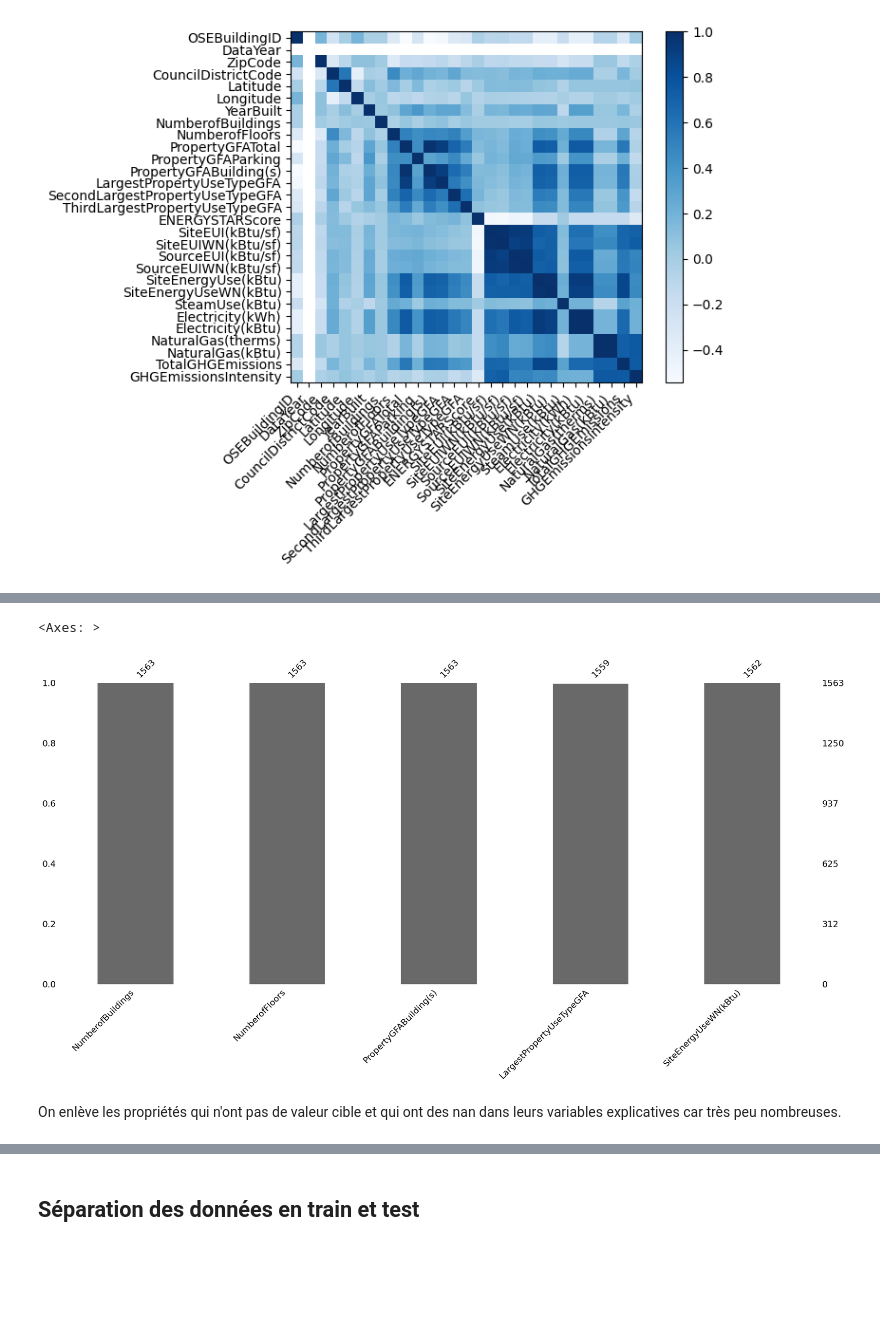
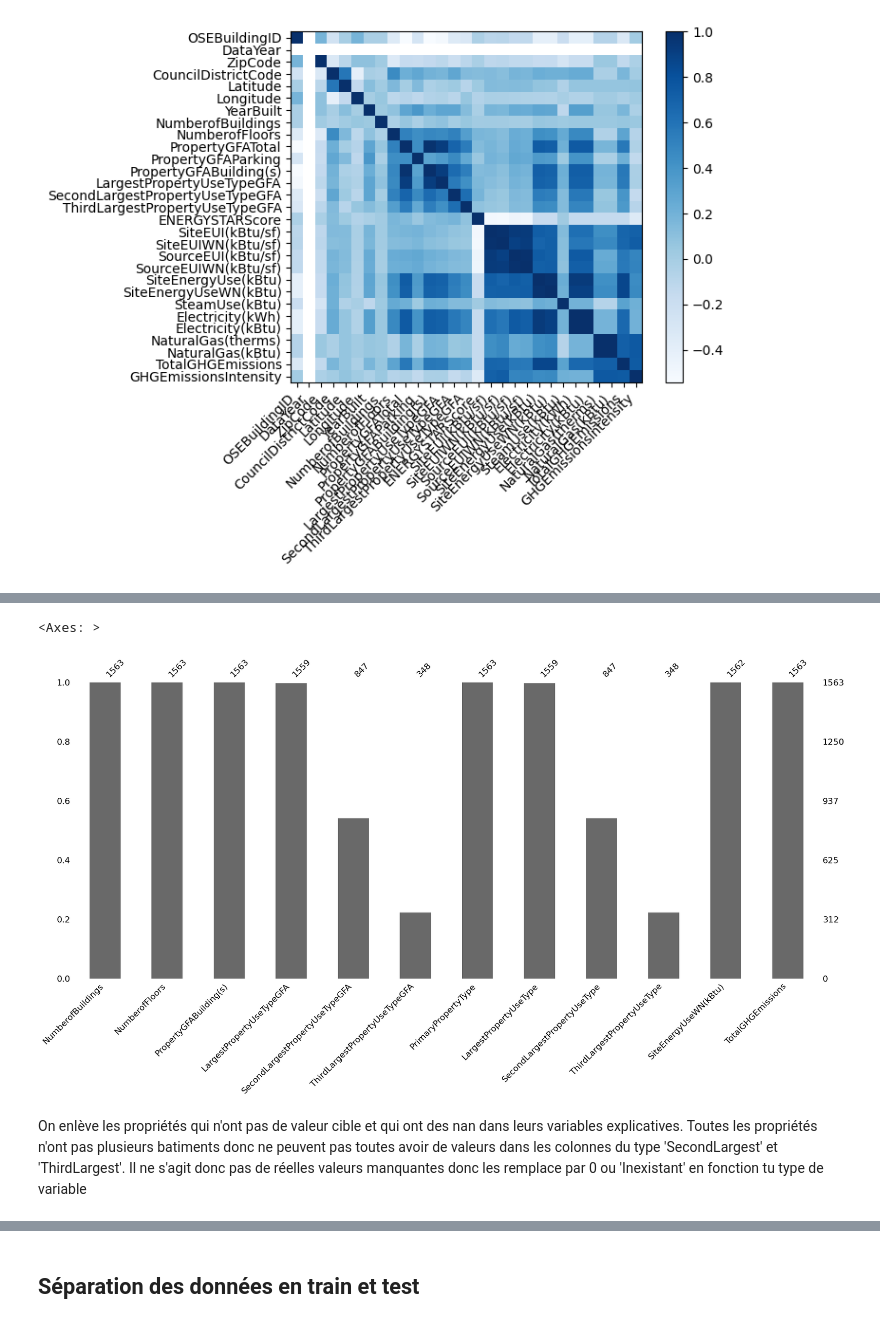
Before and after one commit to Manon-56/OC_P4, a Jupyter notebook: Projet4_notebook.ipynb, the cells around one changed output, grey strips where cells are left out. Drawn from its saved outputs; the diff is of its cells as text; code cells hidden in the pictures; blank space fills up the shorter version.

```diff
--- a/Projet4_notebook.ipynb
+++ b/Projet4_notebook.ipynb
@@ -477,9 +487,11 @@ Pour la prédire, on va utiliser les variables qui paraissent, d'un point de vue
 # %%
-data_EnergyUse = raw_data[['NumberofBuildings','NumberofFloors','PropertyGFABuilding(s)','LargestPropertyUseTypeGFA', 'SiteEnergyUseWN(kBtu)']]
+data_selected = raw_data[['NumberofBuildings','NumberofFloors','PropertyGFABuilding(s)','LargestPropertyUseTypeGFA', 'SecondLargestPropertyUseTypeGFA',
+                          'ThirdLargestPropertyUseTypeGFA','PrimaryPropertyType','LargestPropertyUseType', 'SecondLargestPropertyUseType','ThirdLargestPropertyUseType',
+                          'SiteEnergyUseWN(kBtu)','TotalGHGEmissions']]
 # %%
-msno.bar(data_EnergyUse)
+msno.bar(data_selected)
 # %% [output]
 <Axes: >
-[figure, old version]
+[figure, new version]
-# %% [markdown]
-On enlève les propriétés qui n'ont pas de valeur cible et qui ont des nan dans leurs variables explicatives car très peu nombreuses.
+# %% [markdown]
+On enlève les propriétés qui n'ont pas de valeur cible et qui ont des nan dans leurs variables explicatives. Toutes les propriétés n'ont pas plusieurs batiments donc ne peuvent pas toutes avoir de valeurs dans les colonnes du type 'SecondLargest' et 'ThirdLargest'. Il ne s'agit donc pas de réelles valeurs manquantes donc les remplace par 0 ou 'Inexistant' en fonction tu type de variable
```
Also changed, not shown: parts of 47 cells of this notebook.
